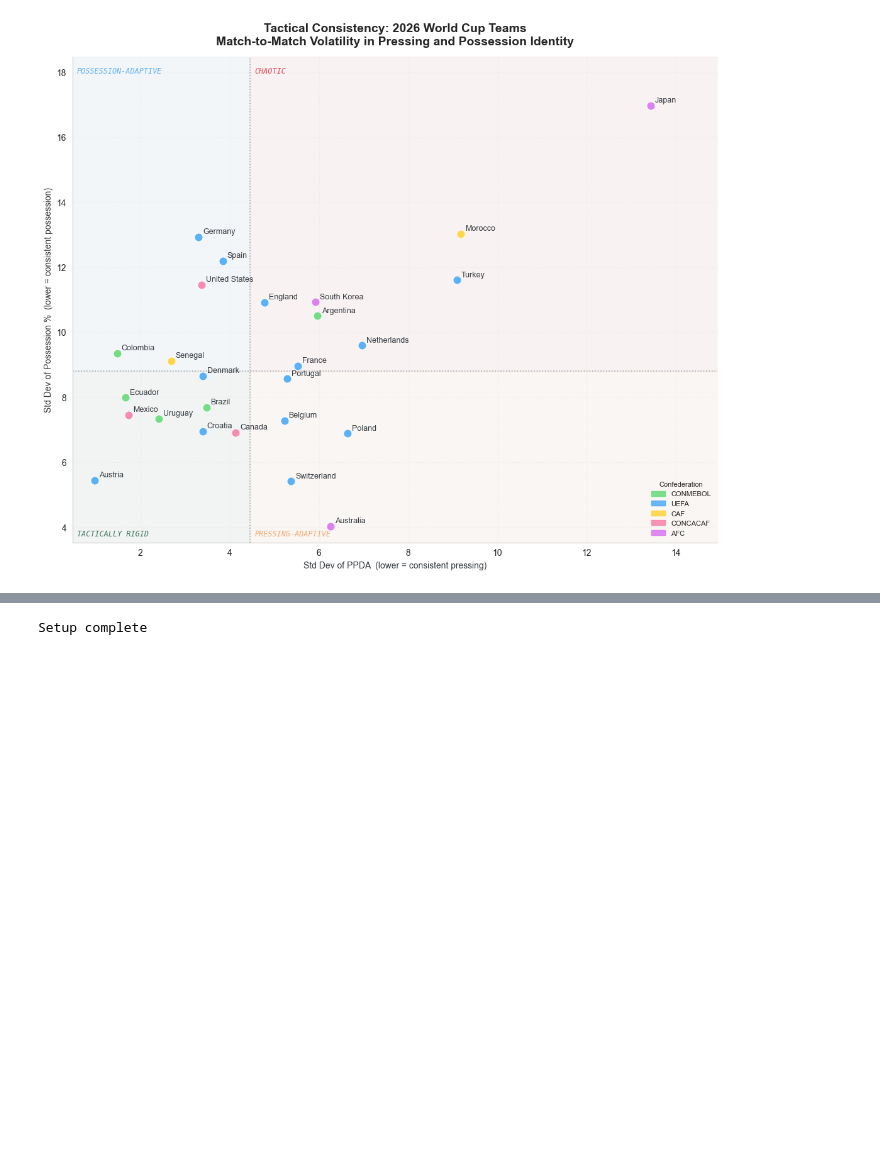
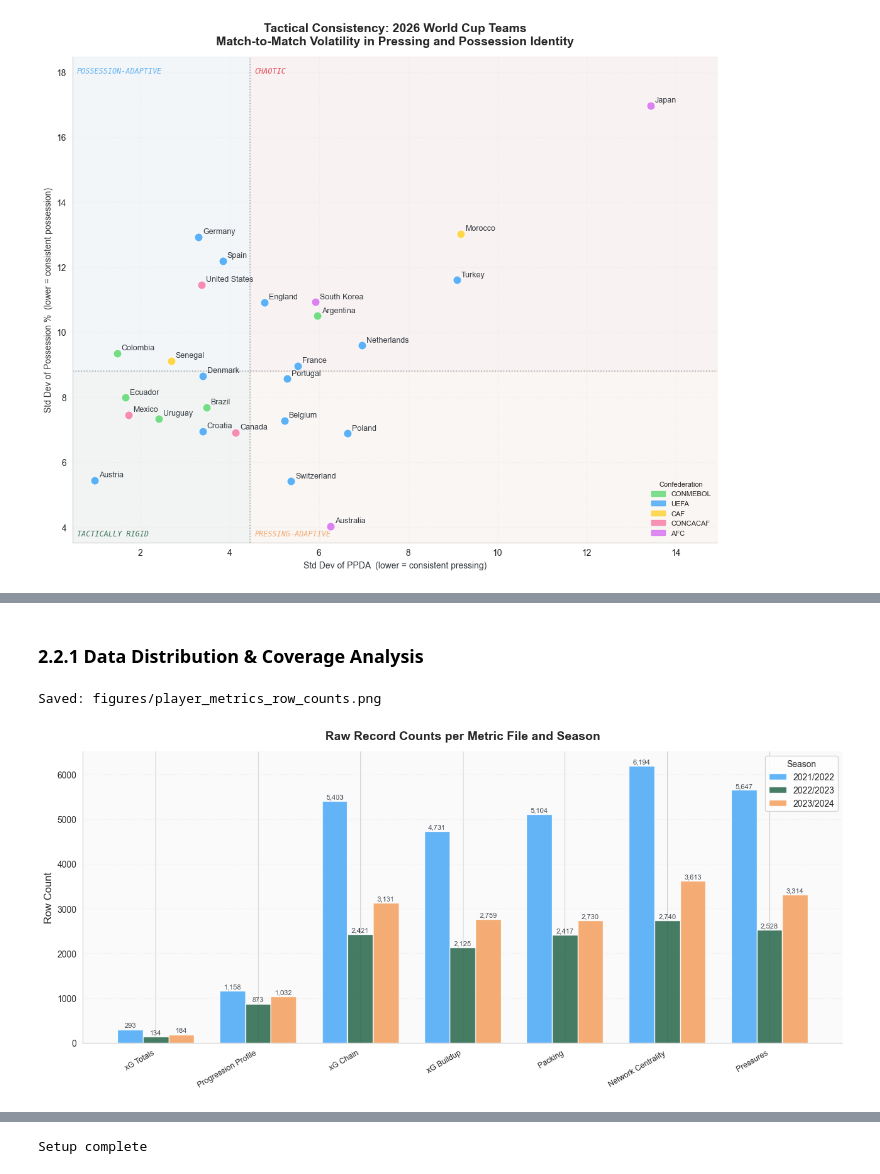
Before and after one commit to soh364/soccer-analytics-capstone-XOh, a Jupyter notebook: eda/EDA_Soomi.ipynb, the cells around one changed output, grey strips where cells are left out. Cells and saved outputs as stored; diff of their text form; code cells hidden in the pictures; blank space fills up the shorter version.

```diff
--- a/eda/EDA_Soomi.ipynb
+++ b/eda/EDA_Soomi.ipynb
@@ -596,0 +615,8 @@ When all seven files are joined to build a complete player profile, the intersec
+# %% [markdown]
+### 2.2.1 Data Distribution & Coverage Analysis
+# %%
+player_raw_data = load_all_players()
+plot_row_counts(player_raw_data)
+# %% [output]
+Saved: figures/player_metrics_row_counts.png
+[figure, added]
```
Also changed, not shown: parts of 42 cells of this notebook, 25 other files.
